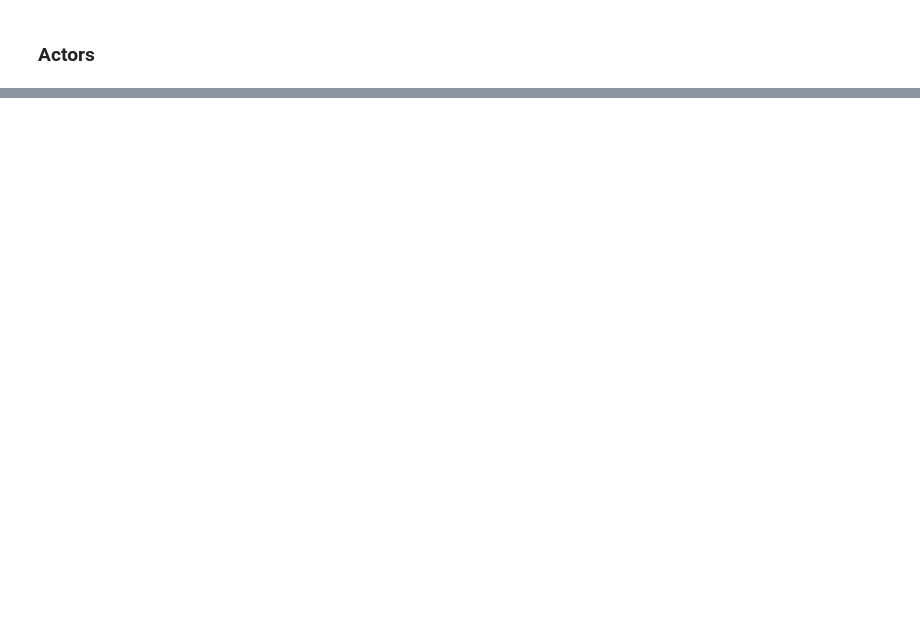
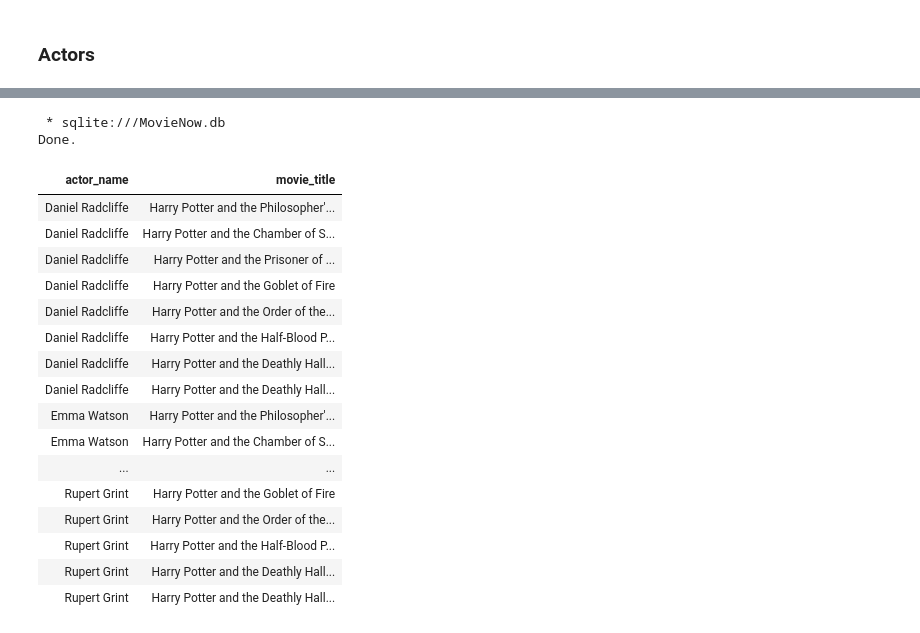
Before and after one commit to alyamutiara/Data-Portfolio, a Jupyter notebook: project/SQL - Online Rental Movies/notebook.ipynb, the cells around one changed output, grey strips where cells are left out. Drawn from its saved outputs; the diff is of its cells as text; code cells hidden in the pictures; blank space fills up the shorter version.

Commit message:
finished movienow

```diff
--- a/project/SQL - Online Rental Movies/notebook.ipynb
+++ b/project/SQL - Online Rental Movies/notebook.ipynb
@@ -445,0 +573,34 @@ Done.
+# %%
+%%sql
+WITH screenplays AS (
+    SELECT asn.actor_id, name, asn.movie_id, title
+    FROM actsin AS asn
+    LEFT JOIN movies AS m
+    ON asn.movie_id = m.movie_id
+    LEFT JOIN actors AS a
+    ON asn.actor_id = a.actor_id
+)
+
+SELECT name AS actor_name, title AS movie_title
+FROM screenplays
+WHERE name IN ('Rupert Grint', 'Emma Watson', 'Daniel Radcliffe', 'Nicolas Cage', 'Jamie Foxx');
+# %% [output]
+ * sqlite:///MovieNow.db
+Done.
+| actor_name | movie_title |
+| Daniel Radcliffe | Harry Potter and the Philosopher'... |
+| Daniel Radcliffe | Harry Potter and the Chamber of S... |
+| Daniel Radcliffe | Harry Potter and the Prisoner of ... |
+| Daniel Radcliffe | Harry Potter and the Goblet of Fire |
+| Daniel Radcliffe | Harry Potter and the Order of the... |
+| Daniel Radcliffe | Harry Potter and the Half-Blood P... |
+| Daniel Radcliffe | Harry Potter and the Deathly Hall... |
+| Daniel Radcliffe | Harry Potter and the Deathly Hall... |
+| Emma Watson | Harry Potter and the Philosopher'... |
+| Emma Watson | Harry Potter and the Chamber of S... |
+| ... | ... |
+| Rupert Grint | Harry Potter and the Goblet of Fire |
+| Rupert Grint | Harry Potter and the Order of the... |
+| Rupert Grint | Harry Potter and the Half-Blood P... |
+| Rupert Grint | Harry Potter and the Deathly Hall... |
+| Rupert Grint | Harry Potter and the Deathly Hall... |
```
Also changed, not shown: parts of 16 cells of this notebook, 2 other files.
